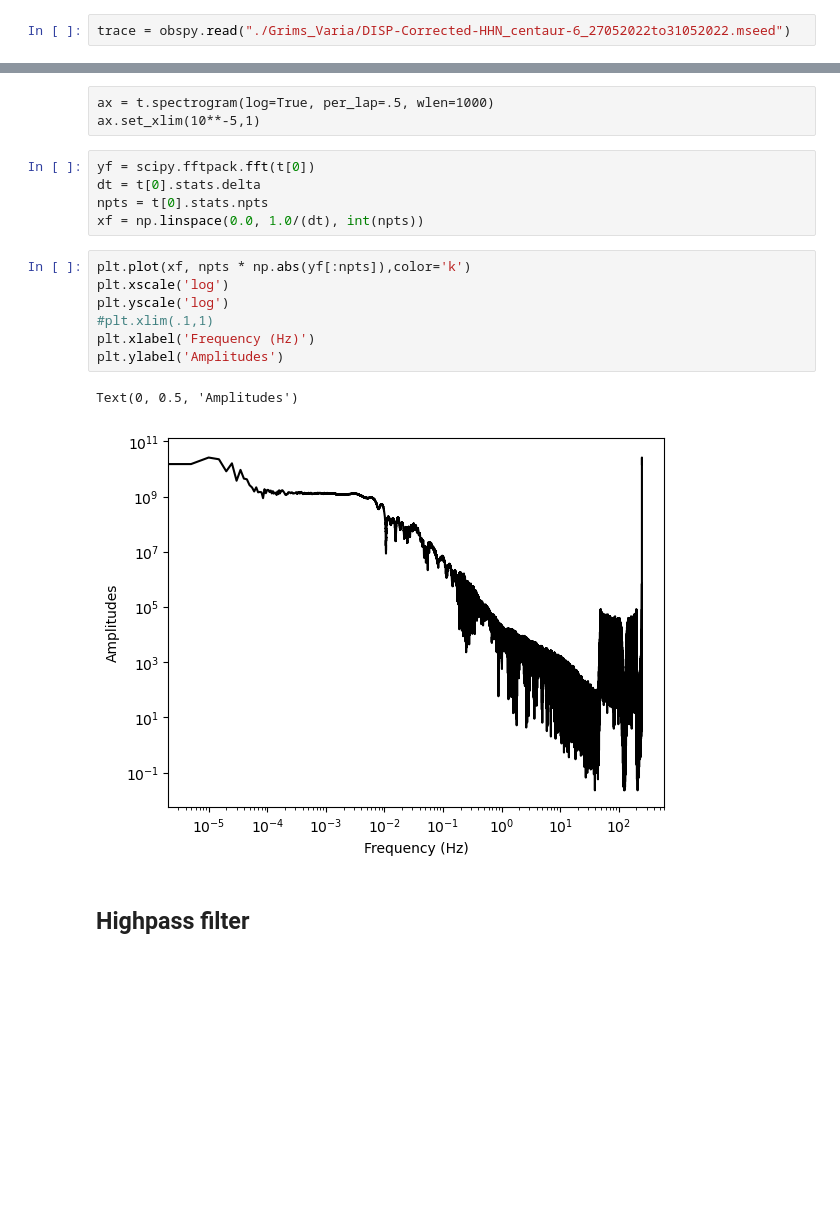
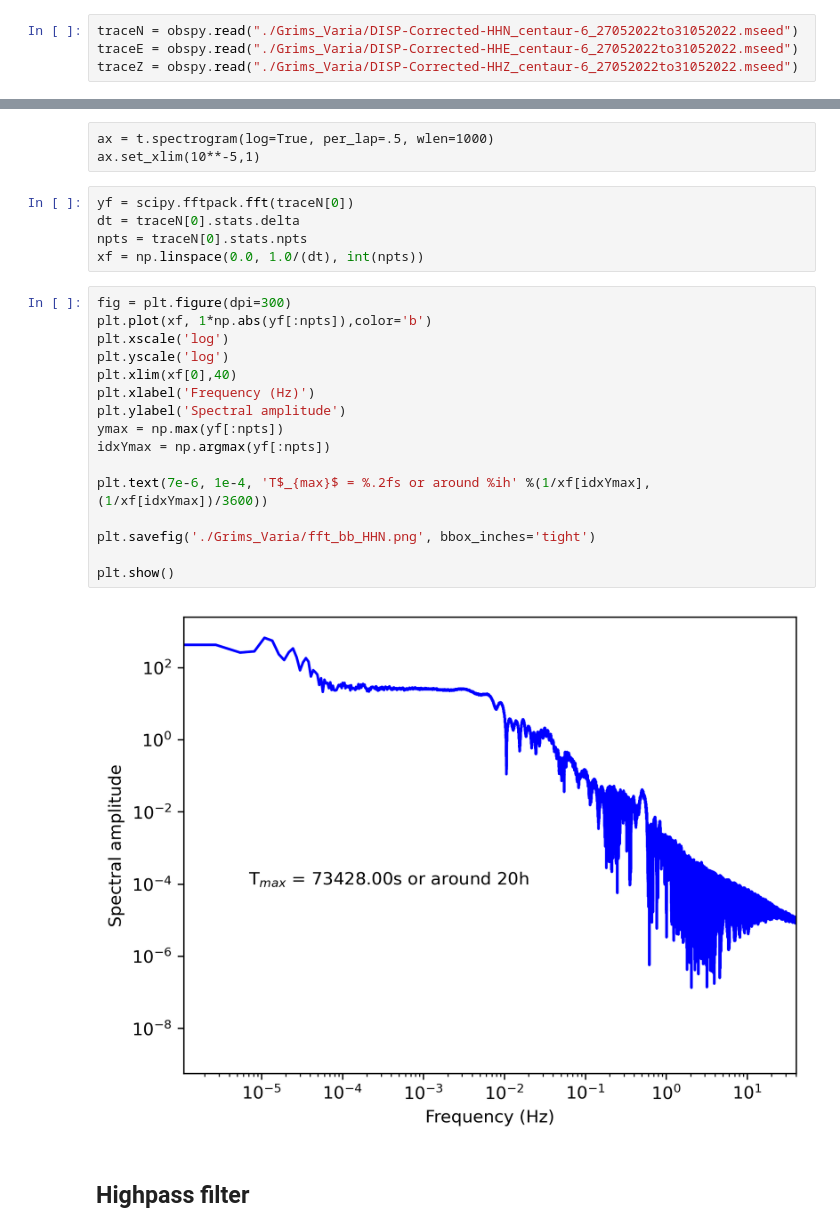
Before and after one commit to jgovoort/sismo-memo, a Jupyter notebook: Diana.ipynb, the cells around one changed output, grey strips where cells are left out. Cells and saved outputs as stored; diff of their text form; blank space fills up the shorter version.

```diff
--- a/Diana.ipynb
+++ b/Diana.ipynb
@@ -97,4 +105,6 @@ A suitable encoding will be chosen.
 # %% [markdown]
 ### Importing corrected trace
 # %%
-trace = obspy.read("./Grims_Varia/DISP-Corrected-HHN_centaur-6_27052022to31052022.mseed")
+traceN = obspy.read("./Grims_Varia/DISP-Corrected-HHN_centaur-6_27052022to31052022.mseed")
+traceE = obspy.read("./Grims_Varia/DISP-Corrected-HHE_centaur-6_27052022to31052022.mseed")
+traceZ = obspy.read("./Grims_Varia/DISP-Corrected-HHZ_centaur-6_27052022to31052022.mseed")
@@ -271,20 +287,28 @@ GT.RNTR6..HHN | 2022-05-28T10:00:00.000000Z - 2022-05-30T18:00:00.000000Z | 250.
 ax = t.spectrogram(log=True, per_lap=.5, wlen=1000)
 ax.set_xlim(10**-5,1)
 # %%
-yf = scipy.fftpack.fft(t[0])
-dt = t[0].stats.delta
-npts = t[0].stats.npts
+yf = scipy.fftpack.fft(traceN[0])
+dt = traceN[0].stats.delta
+npts = traceN[0].stats.npts
 xf = np.linspace(0.0, 1.0/(dt), int(npts))
 # %%
-plt.plot(xf, npts * np.abs(yf[:npts]),color='k')
+fig = plt.figure(dpi=300)
+plt.plot(xf, 1*np.abs(yf[:npts]),color='b')
 plt.xscale('log')
 plt.yscale('log')
-#plt.xlim(.1,1)
+plt.xlim(xf[0],40)
 plt.xlabel('Frequency (Hz)')
-plt.ylabel('Amplitudes')
+plt.ylabel('Spectral amplitude')
+ymax = np.max(yf[:npts])
+idxYmax = np.argmax(yf[:npts])
+
+plt.text(7e-6, 1e-4, 'T$_{max}$ = %.2fs or around %ih' %(1/xf[idxYmax], (1/xf[idxYmax])/3600))
+
+plt.savefig('./Grims_Varia/fft_bb_HHN.png', bbox_inches='tight')
+
+plt.show()
 # %% [output]
-Text(0, 0.5, 'Amplitudes')
-[figure, old version]
+[figure, new version]
 # %% [markdown]
 ## Highpass filter
 # %%
```
Also changed, not shown: parts of 38 cells of this notebook, 6 other files.
